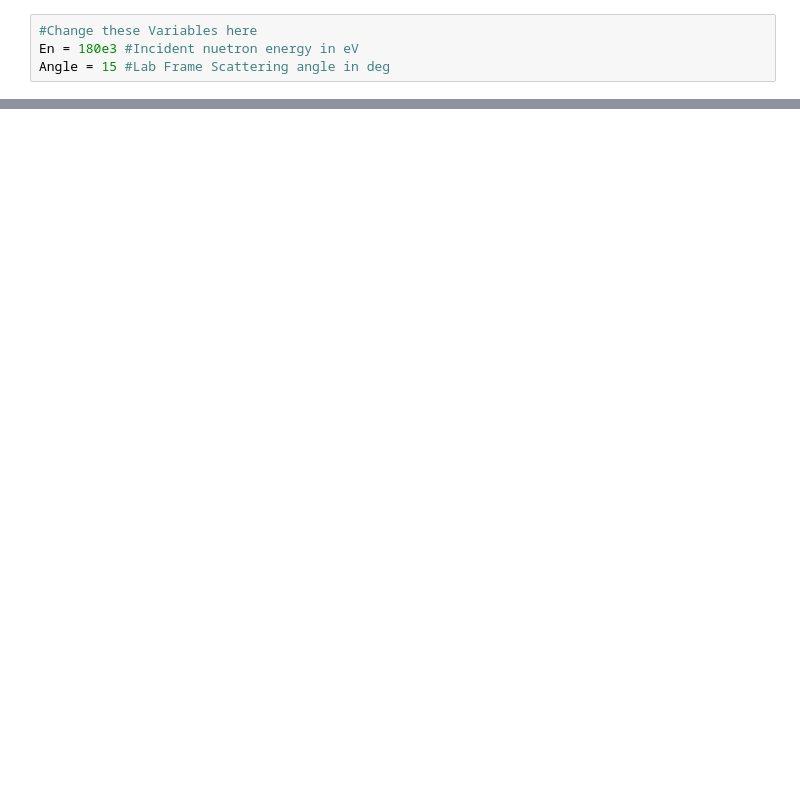
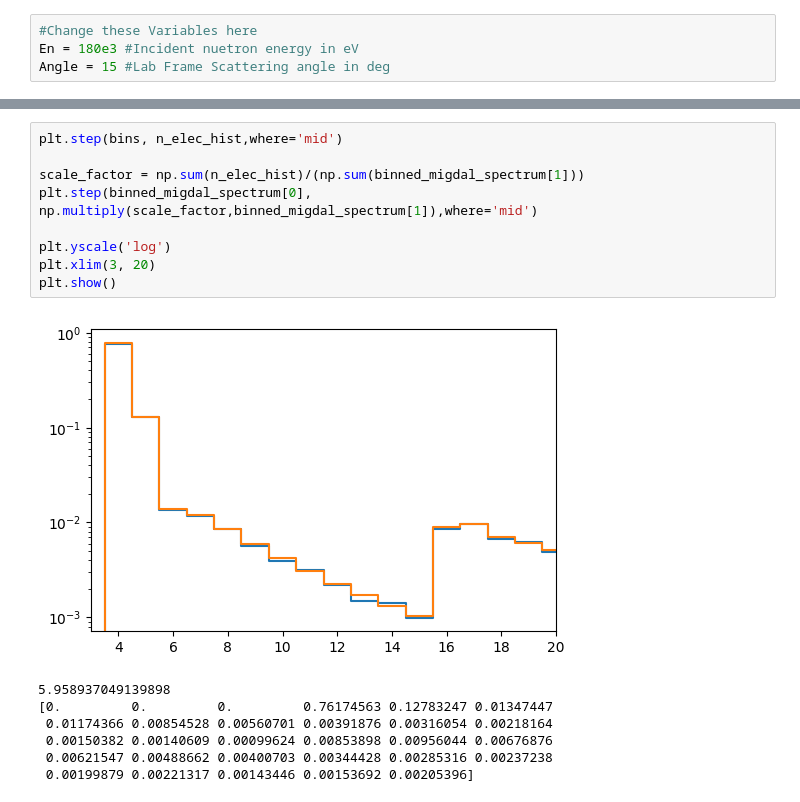
Before and after one commit to Duncan-Adams/MigdalCalc, a Jupyter notebook: Ar_probs.ipynb, the cells around one changed output, grey strips where cells are left out. Cells and saved outputs as stored; diff of their text form; blank space fills up the shorter version.

```diff
--- a/Ar_probs.ipynb
+++ b/Ar_probs.ipynb
@@ -94,0 +212,17 @@ plt.show()
+# %%
+plt.step(bins, n_elec_hist,where='mid')
+
+scale_factor = np.sum(n_elec_hist)/(np.sum(binned_migdal_spectrum[1]))
+plt.step(binned_migdal_spectrum[0], np.multiply(scale_factor,binned_migdal_spectrum[1]),where='mid')
+
+plt.yscale('log')
+plt.xlim(3, 20)
+plt.show()
+# %% [output]
+[figure, added]
+5.958937049139898
+[0.         0.         0.         0.76174563 0.12783247 0.01347447
+ 0.01174366 0.00854528 0.00560701 0.00391876 0.00316054 0.00218164
+ 0.00150382 0.00140609 0.00099624 0.00853898 0.00956044 0.00676876
+ 0.00621547 0.00488662 0.00400703 0.00344428 0.00285316 0.00237238
+ 0.00199879 0.00221317 0.00143446 0.00153692 0.00205396]
```
Also changed, not shown: parts of 6 cells of this notebook, 50 other files.
